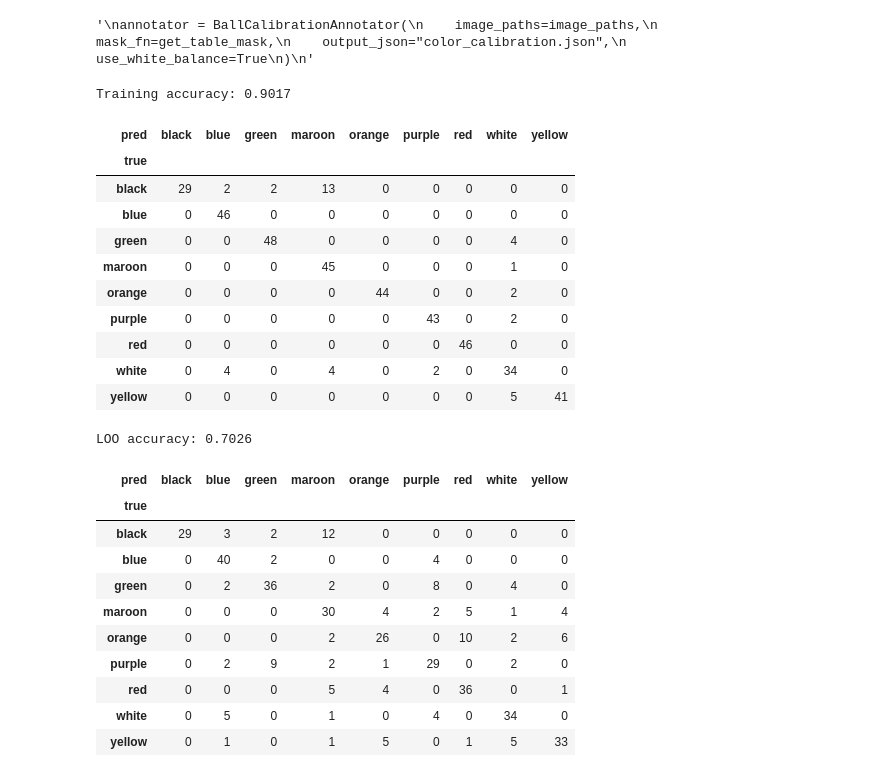
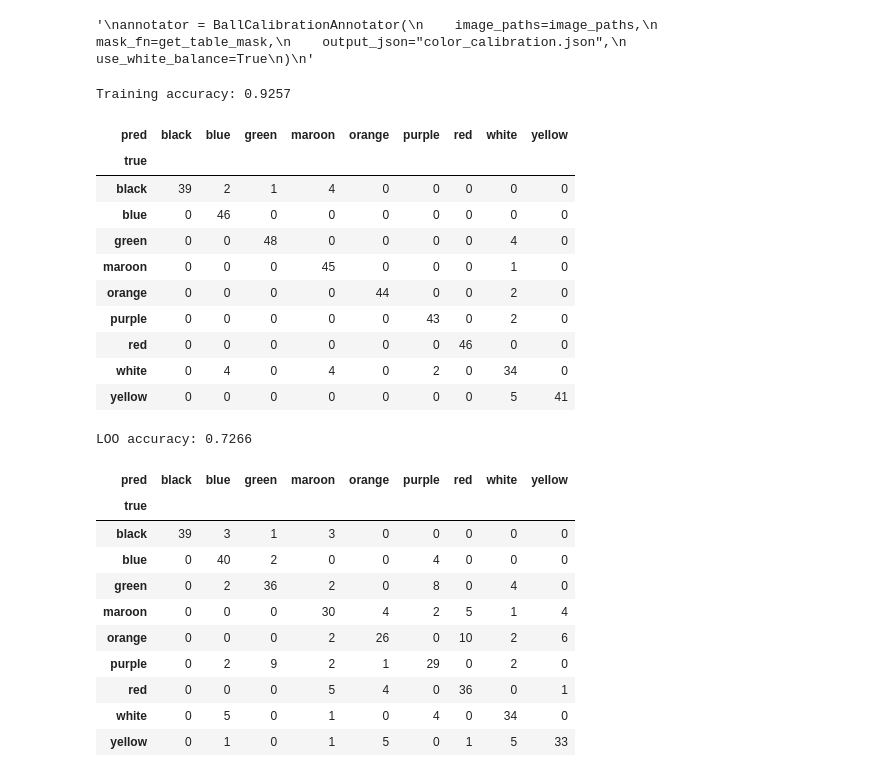
Before and after one commit to Alejandro-131004/Computer-Vision, a Jupyter notebook: assigment1.ipynb, the cells around one changed output. Cells and saved outputs as stored; diff of their text form; code cells hidden in the pictures.

```diff
--- a/assigment1.ipynb
+++ b/assigment1.ipynb
@@ -1940,8 +1940,13 @@ def apply_explicit_rules(row):
     v_median = safe_float(row.get("v_median"), 0.0)
     s_median = safe_float(row.get("s_median"), 0.0)
     v_p90 = safe_float(row.get("v_p90"), v_median)
+    h_std = safe_float(row.get("h_std"), 999.0)
 
-    if black_ratio >= BLACK_RATIO_MIN_FOR_BLACK:
+    if (
+        black_ratio >= 0.14 and
+        h_std <= 18.0 and
+        white_ratio <= 0.10
+    ):
         return "black"
 
     if (
@@ -1953,6 +1958,7 @@ def apply_explicit_rules(row):
         return "white"
 
     return None
+
 
 
 def predict_base_colour_hierarchical_from_row(row, Xz_train, y_train, feature_mean, feature_std):
@@ -2049,35 +2055,35 @@ def save_model(feature_mean, feature_std, path=MODEL_JSON):
         json.dump(model, f, indent=4)
 
 
 # ============================================================
 # Run
 # ============================================================
 
 def main():
     recompute_annotation_stats()
     df = build_dataframe_from_annotations()
     df_filtered = filter_dataframe(df)
     X, y, Xz, feature_mean, feature_std = build_training_matrix(df_filtered)
 
     train_acc, train_conf = evaluate_training(df_filtered, Xz, y, feature_mean, feature_std)
     loo_acc, loo_conf = evaluate_loo(df_filtered, Xz, y, feature_mean, feature_std)
 
     save_model(feature_mean, feature_std)
 
     print(f"Training accuracy: {train_acc:.4f}")
     display(train_conf)
     print(f"LOO accuracy: {loo_acc:.4f}")
     display(loo_conf)
 
     return df_filtered, X, y, Xz, feature_mean, feature_std
 
 
 df_filtered, X, y, Xz, feature_mean, feature_std = main()
 # %% [output]
-Training accuracy: 0.9017
+Training accuracy: 0.9257
 | pred | black | blue | green | maroon | orange | purple | red | white | yellow |
 | true |  |  |  |  |  |  |  |  |  |
-| black | 29 | 2 | 2 | 13 | 0 | 0 | 0 | 0 | 0 |
+| black | 39 | 2 | 1 | 4 | 0 | 0 | 0 | 0 | 0 |
 | blue | 0 | 46 | 0 | 0 | 0 | 0 | 0 | 0 | 0 |
 | green | 0 | 0 | 48 | 0 | 0 | 0 | 0 | 4 | 0 |
 | maroon | 0 | 0 | 0 | 45 | 0 | 0 | 0 | 1 | 0 |
@@ -2086,10 +2092,10 @@ Training accuracy: 0.9017
 | red | 0 | 0 | 0 | 0 | 0 | 0 | 46 | 0 | 0 |
 | white | 0 | 4 | 0 | 4 | 0 | 2 | 0 | 34 | 0 |
 | yellow | 0 | 0 | 0 | 0 | 0 | 0 | 0 | 5 | 41 |
-LOO accuracy: 0.7026
+LOO accuracy: 0.7266
 | pred | black | blue | green | maroon | orange | purple | red | white | yellow |
 | true |  |  |  |  |  |  |  |  |  |
-| black | 29 | 3 | 2 | 12 | 0 | 0 | 0 | 0 | 0 |
+| black | 39 | 3 | 1 | 3 | 0 | 0 | 0 | 0 | 0 |
 | blue | 0 | 40 | 2 | 0 | 0 | 4 | 0 | 0 | 0 |
 | green | 0 | 2 | 36 | 2 | 0 | 8 | 0 | 4 | 0 |
 | maroon | 0 | 0 | 0 | 30 | 4 | 2 | 5 | 1 | 4 |
```
Also changed, not shown: parts of 1 cell of this notebook.
